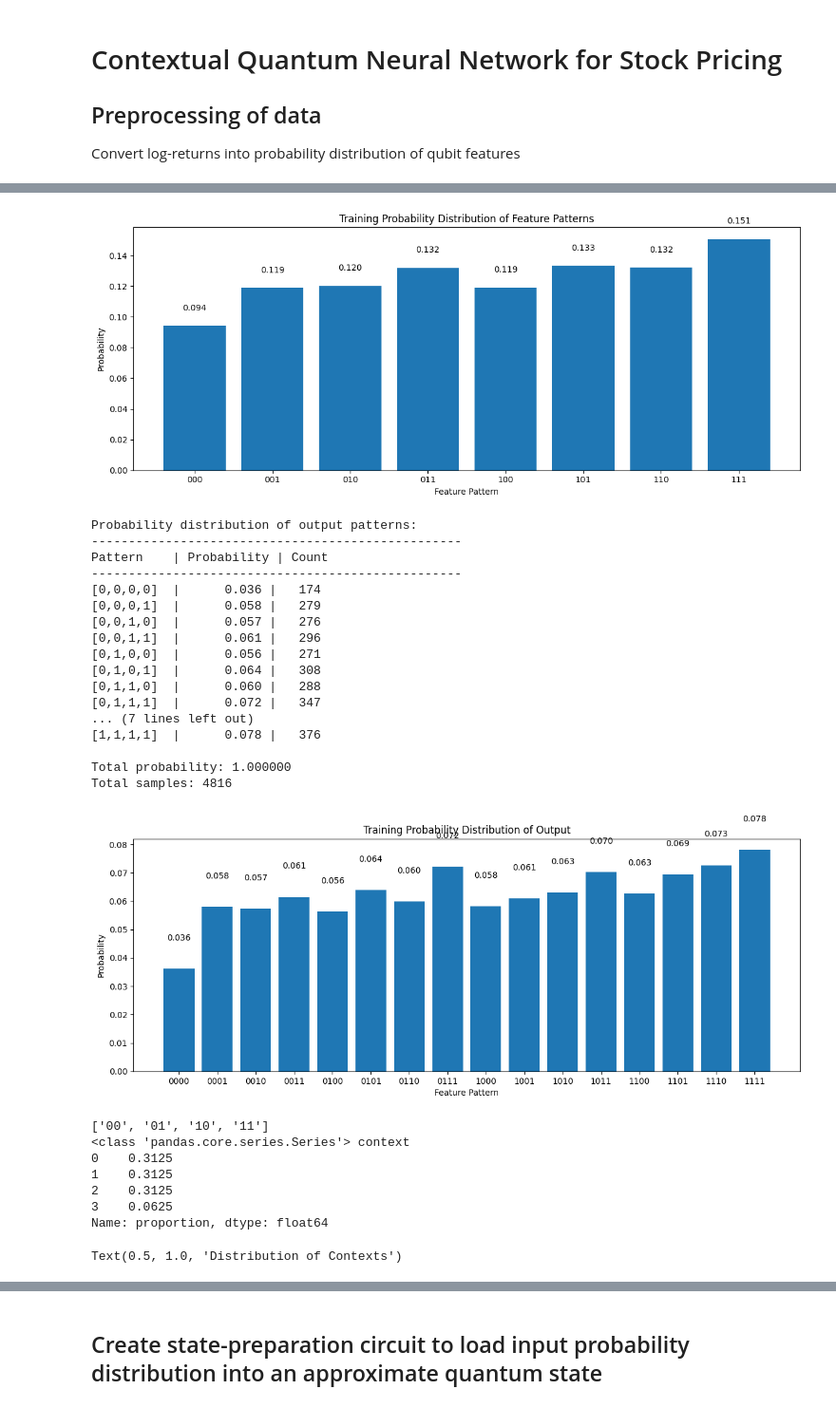
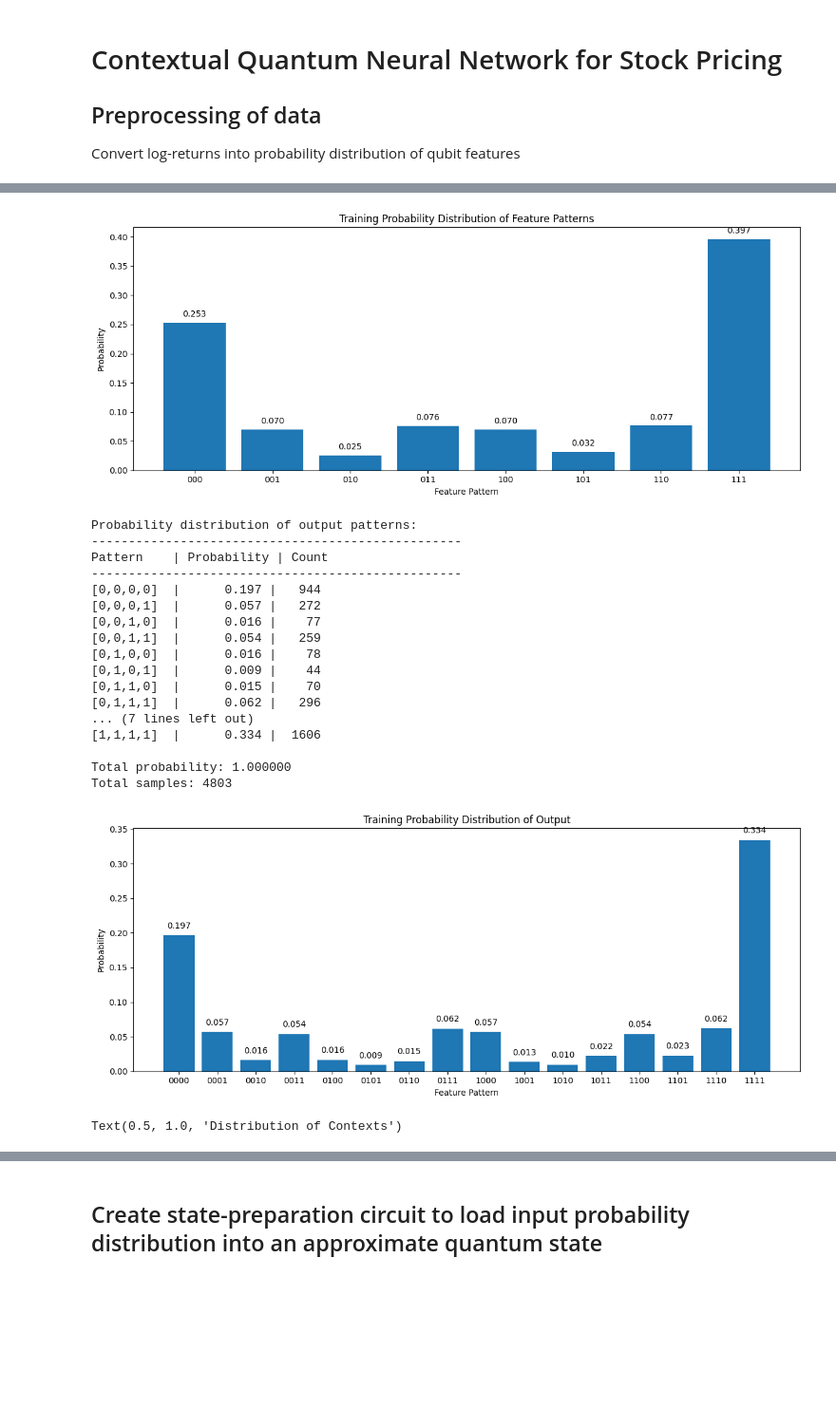
Before and after one commit to Rishivarshil/osuquantumclub, a Jupyter notebook: qmtl.ipynb, the cells around one changed output, grey strips where cells are left out. Shown: that part at 95% size. Drawn from its saved outputs; the diff is of its cells as text; code cells hidden in the pictures; blank space fills up the shorter version.

Commit message:
Implemented finite difference (not log returns) for input

```diff
--- a/qmtl.ipynb
+++ b/qmtl.ipynb
@@ -21,0 +6,10 @@ print(df_returns.head())
+# %%
+import pandas as pd
+
+VERBOSE = True
+
+N_BINS = 2 # change from binary csv
+
+df_binary = pd.read_csv("binary_stock_differences.csv")
+
+print(df_binary.head())
@@ -24,11 +25,11 @@ print(df_returns.head())
 #split into windows
 WINDOW_SIZE = 4 #time windows of 4
 
-df = pd.DataFrame(columns=['context','raw_window'])
+df = pd.DataFrame(columns=['context','window'])
 
-for context, ticker in enumerate(df_returns.columns):
+for context, ticker in enumerate(df_binary.columns):
 
-    stock_series = df_returns[ticker]
+    stock_series = df_binary[ticker]
 
     # Slide a window across this one stock's time series
     # We stop (window_size - 1) from the end
@@ -39,5 +40,5 @@ for context, ticker in enumerate(df_returns.columns):
 
         df.loc[len(df)] = [context, window.values]
 
-print(df.head())
+print(df.head(15))
 # %% [output]
@@ -124,6 +80,7 @@ print(df_test.shape)
 # Analyze global probability distribution of feature patterns
 from itertools import product
 import matplotlib.pyplot as plt
+import numpy as np
 
 # Get dimensions
 n_features = WINDOW_SIZE - 1  # Should be 3
@@ -223,7 +180,7 @@ plt.tight_layout()
 plt.show()
 
 # get context distribution
-n_context = np.log2(df_returns.shape[1]).astype(int)
+n_context = np.log2(df_binary.shape[1]).astype(int)
 
 context_states = np.array(list(product([0, 1], repeat=n_context)))
 context_states = [''.join(map(str, p)) for p in context_states]
@@ -253,30 +210,23 @@ Total samples: 4816
-[figure, old version]
+[figure, new version]
 Probability distribution of output patterns:
 --------------------------------------------------
 Pattern    | Probability | Count
 --------------------------------------------------
-[0,0,0,0]  |      0.036 |   174
-[0,0,0,1]  |      0.058 |   279
-[0,0,1,0]  |      0.057 |   276
-[0,0,1,1]  |      0.061 |   296
-[0,1,0,0]  |      0.056 |   271
-[0,1,0,1]  |      0.064 |   308
-[0,1,1,0]  |      0.060 |   288
-[0,1,1,1]  |      0.072 |   347
+[0,0,0,0]  |      0.197 |   944
+[0,0,0,1]  |      0.057 |   272
+[0,0,1,0]  |      0.016 |    77
+[0,0,1,1]  |      0.054 |   259
+[0,1,0,0]  |      0.016 |    78
+[0,1,0,1]  |      0.009 |    44
+[0,1,1,0]  |      0.015 |    70
+[0,1,1,1]  |      0.062 |   296
 ... (7 lines left out)
-[1,1,1,1]  |      0.078 |   376
+[1,1,1,1]  |      0.334 |  1606
 
 Total probability: 1.000000
-Total samples: 4816
+Total samples: 4803
-[figure, old version]
+[figure, new version]
-['00', '01', '10', '11']
-<class 'pandas.core.series.Series'> context
-0    0.3125
-1    0.3125
-2    0.3125
-3    0.0625
-Name: proportion, dtype: float64
+Text(0.5, 1.0, 'Distribution of Contexts')
-Text(0.5, 1.0, 'Distribution of Contexts')
 [figure]
 # %% [markdown]
 ## Create state-preparation circuit to load input probability distribution into an approximate quantum state
```
Also changed, not shown: parts of 11 cells of this notebook, 5 other files.
